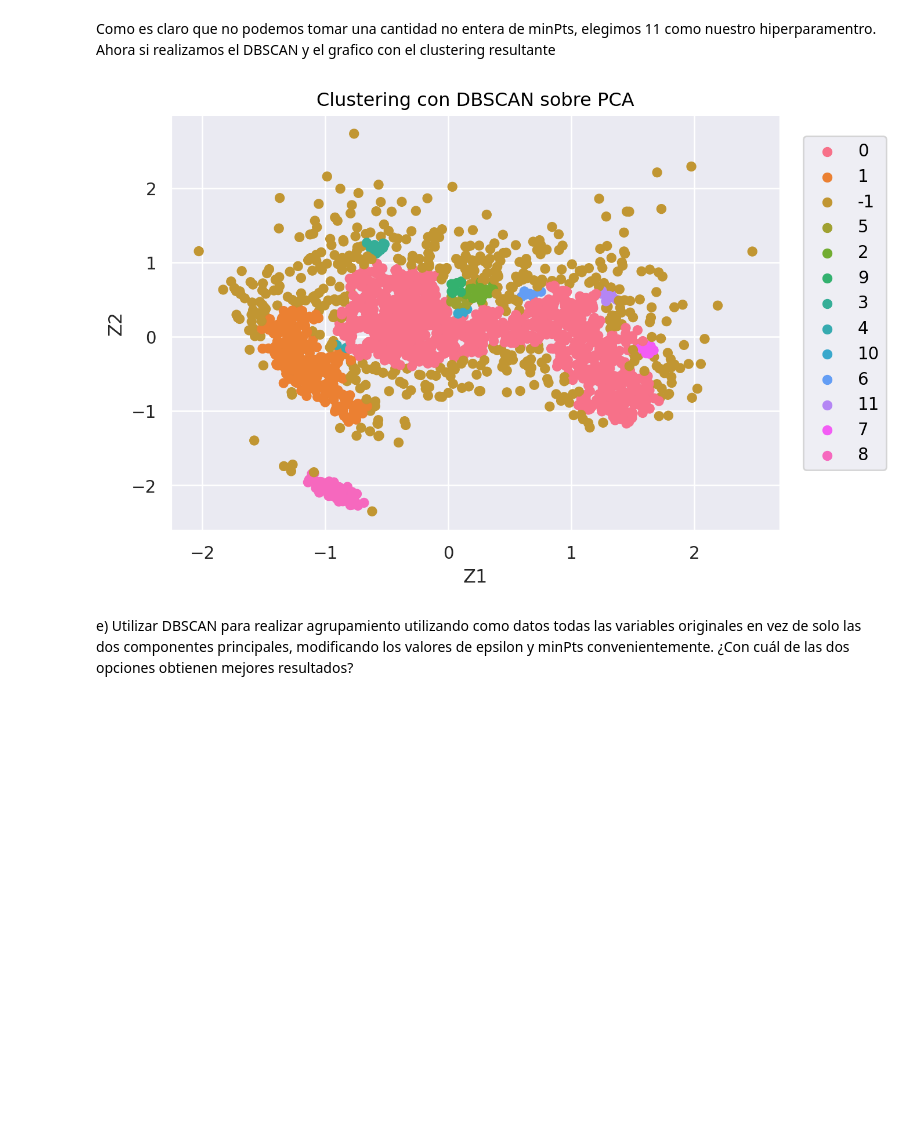
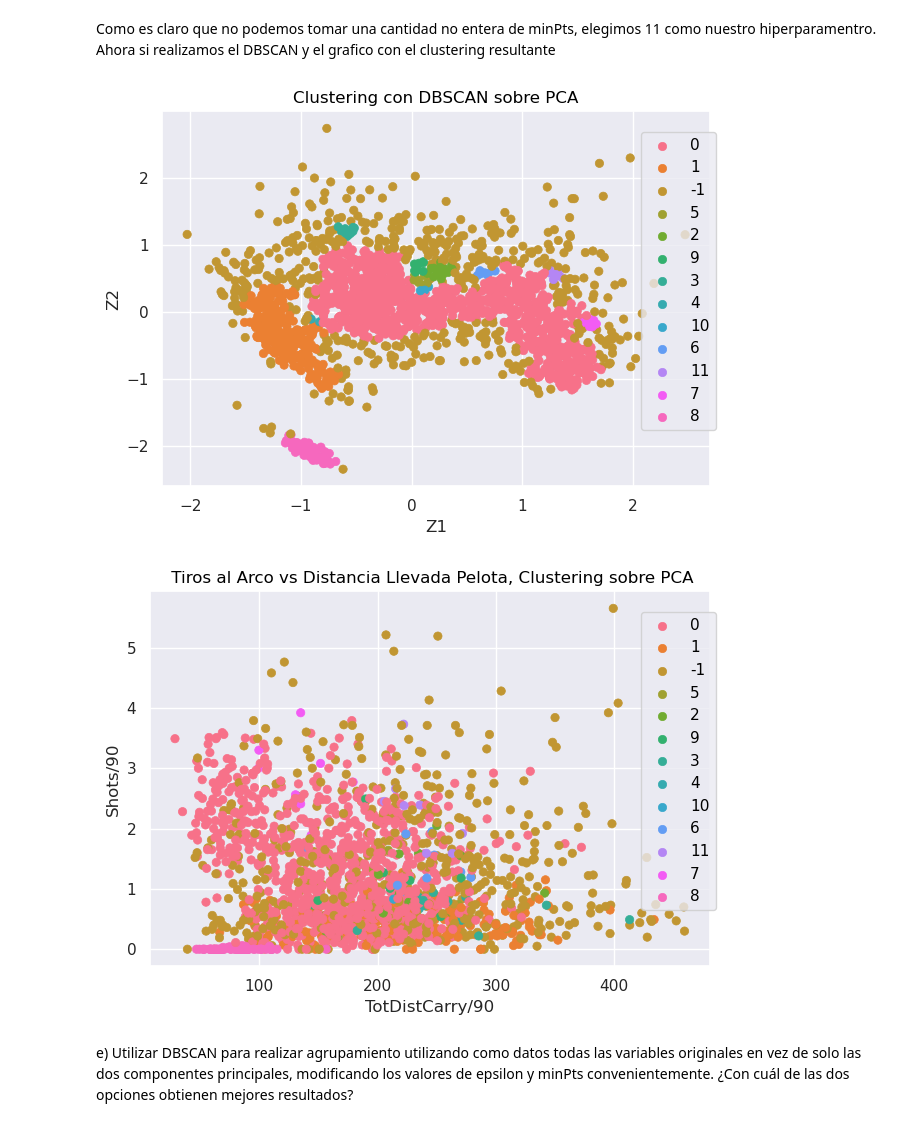
Before and after one commit to Dani-Bustos/Tp-2-LaboDeDatos, a Jupyter notebook: Tp2.ipynb, the cells around one changed output. Cells and saved outputs as stored; diff of their text form; code cells hidden in the pictures; blank space fills up the shorter version.

Commit message:
Progreso, esta incompleto el de clustering

```diff
--- a/Tp2.ipynb
+++ b/Tp2.ipynb
@@ -167,9 +167,9 @@ Apenas un poco mas de la mitad!. Esto nos induce a pensar que nuestros datos tie
 k-medias, y colorear los puntos según las etiquetas obtenidas. ¿Coinciden las etiquetas
 con lo esperado?
 # %%
-k = KMeans(n_clusters=3)
+k = KMeans(n_clusters=2)
 k.fit(CompPrincipales)
 etiquetas = k.predict(CompPrincipales)
 so.Plot(CompPrincipales, x = "Z1",y= "Z2", color = etiquetas.astype("str")).add(so.Dot()).show()
-so.Plot(data_num,x =dataX, y = "Ast/90",color = etiquetas.astype("str")).add(so.Dot()).label(title= " Tiros al Arco vs Distancia Llevada Pelota").show()
+so.Plot(data_num,x =dataX, y = dataY,color = etiquetas.astype("str")).add(so.Dot()).label(title= " Tiros al Arco vs Distancia Llevada Pelota").show()
 # %% [output]
@@ -226,11 +226,12 @@ Ahora si realizamos el DBSCAN y el grafico con el clustering resultante
 # %%
 agrupamiento = DBSCAN(eps = 0.1,min_samples=10)
 etiquetas = agrupamiento.fit_predict(CompPrincipales)
 
-so.Plot(CompPrincipales, x = "Z1",y ="Z2",color = etiquetas.astype("str")).add(so.Dot()).label(title= "Clustering con DBSCAN sobre PCA")
-so.Plot()
+so.Plot(CompPrincipales, x = "Z1",y ="Z2",color = etiquetas.astype("str")).add(so.Dot()).label(title= "Clustering con DBSCAN sobre PCA").show()
+so.Plot(data_num,x =dataX, y = dataY,color = etiquetas.astype("str")).add(so.Dot()).label(title= " Tiros al Arco vs Distancia Llevada Pelota, Clustering sobre PCA").show()
 # %% [output]
-[figure, old version]
+[figure, new version]
+[figure, added]
 # %% [markdown]
 e) Utilizar DBSCAN para realizar agrupamiento utilizando como datos todas las variables
 originales en vez de solo las dos componentes principales, modificando los valores de
```
Also changed, not shown: parts of 2 cells of this notebook.
